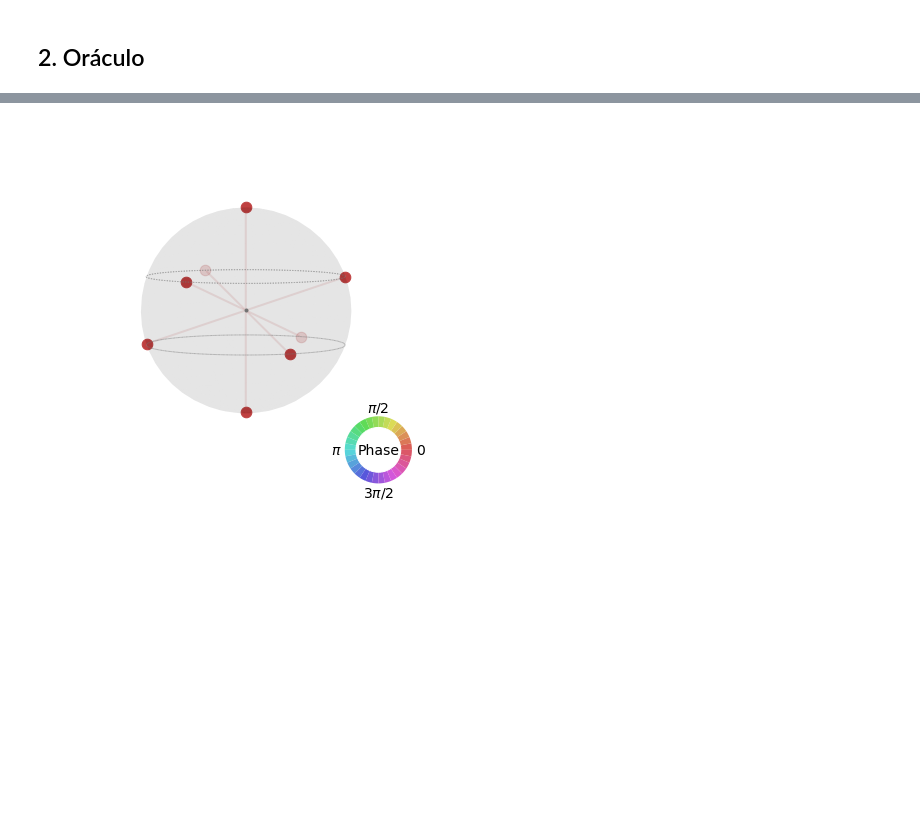
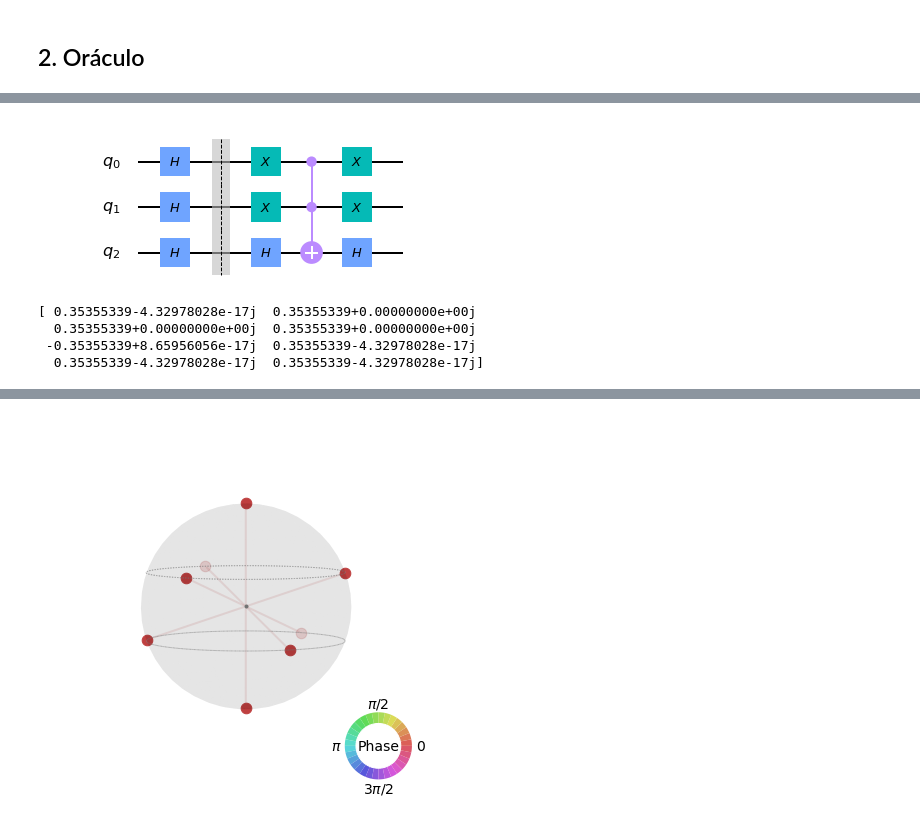
Before and after one commit to SiIky/ic-1920-tp, a Jupyter notebook: tp2/TP2.ipynb, the cells around one changed output, grey strips where cells are left out. Cells and saved outputs as stored; diff of their text form; code cells hidden in the pictures; blank space fills up the shorter version.

```diff
--- a/tp2/TP2.ipynb
+++ b/tp2/TP2.ipynb
@@ -53,0 +65,19 @@ def phase_oracle(circuit, qr):
+# %%
+barrier = QuantumCircuit(qr)
+barrier.barrier()
+
+circuit = init + barrier + oracle
+
+circuit.draw('mpl')
+# %% [output]
+[figure, added]
+# %%
+result = execute(circuit, backend_state).result()
+qstate = result.get_statevector(circuit)
+
+print(qstate)
+# %% [output]
+[ 0.35355339-4.32978028e-17j  0.35355339+0.00000000e+00j
+  0.35355339+0.00000000e+00j  0.35355339+0.00000000e+00j
+ -0.35355339+8.65956056e-17j  0.35355339-4.32978028e-17j
+  0.35355339-4.32978028e-17j  0.35355339-4.32978028e-17j]
```
Also changed, not shown: parts of 12 cells of this notebook.
